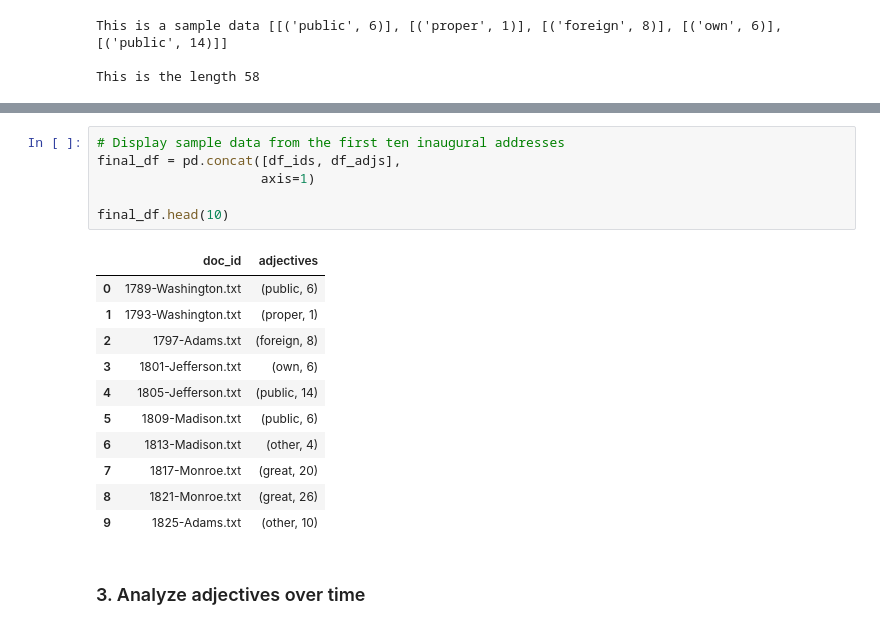
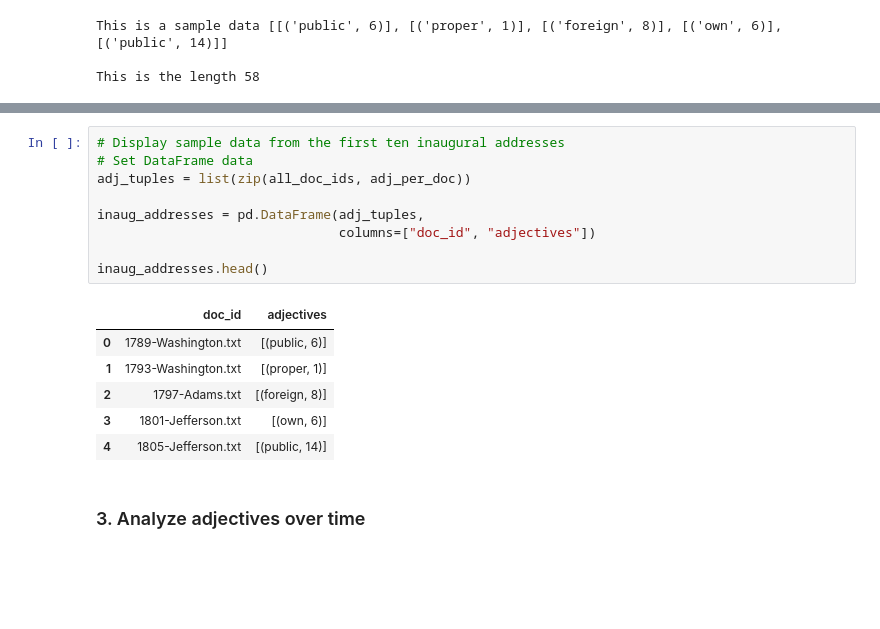
Before and after one commit to TribThapa/MyFinTechHomework, a Jupyter notebook: Week12_26072021/Day3/describing_america.ipynb, the cells around one changed output, grey strips where cells are left out. Saved outputs shown, nothing was run; the diff lists cells and outputs as text; blank space fills up the shorter version.

```diff
--- a/Week12_26072021/Day3/describing_america.ipynb
+++ b/Week12_26072021/Day3/describing_america.ipynb
@@ -136,21 +109,19 @@ df_adjs.head()
 # %%
 # Display sample data from the first ten inaugural addresses
-final_df = pd.concat([df_ids, df_adjs],
-                     axis=1)
+# Set DataFrame data
+adj_tuples = list(zip(all_doc_ids, adj_per_doc))
 
-final_df.head(10)
+inaug_addresses = pd.DataFrame(adj_tuples,
+                               columns=["doc_id", "adjectives"])
+
+inaug_addresses.head()
 # %% [output]
 |  | doc_id | adjectives |
-| 0 | 1789-Washington.txt | (public, 6) |
-| 1 | 1793-Washington.txt | (proper, 1) |
-| 2 | 1797-Adams.txt | (foreign, 8) |
-| 3 | 1801-Jefferson.txt | (own, 6) |
-| 4 | 1805-Jefferson.txt | (public, 14) |
-| 5 | 1809-Madison.txt | (public, 6) |
-| 6 | 1813-Madison.txt | (other, 4) |
-| 7 | 1817-Monroe.txt | (great, 20) |
-| 8 | 1821-Monroe.txt | (great, 26) |
-| 9 | 1825-Adams.txt | (other, 10) |
+| 0 | 1789-Washington.txt | [(public, 6)] |
+| 1 | 1793-Washington.txt | [(proper, 1)] |
+| 2 | 1797-Adams.txt | [(foreign, 8)] |
+| 3 | 1801-Jefferson.txt | [(own, 6)] |
+| 4 | 1805-Jefferson.txt | [(public, 14)] |
 # %% [markdown]
 ### 3. Analyze adjectives over time
 # %%
```
Also changed, not shown: parts of 14 cells of this notebook, 3 other files.
